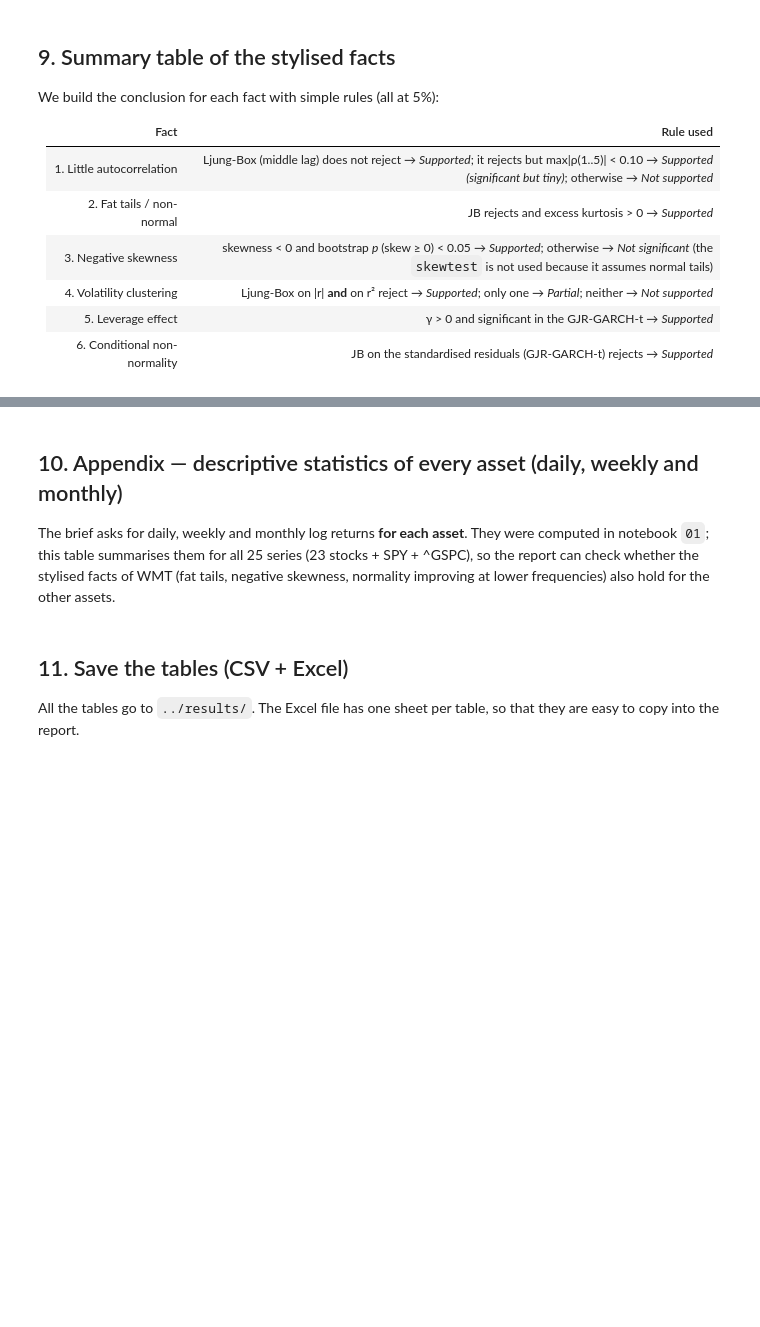
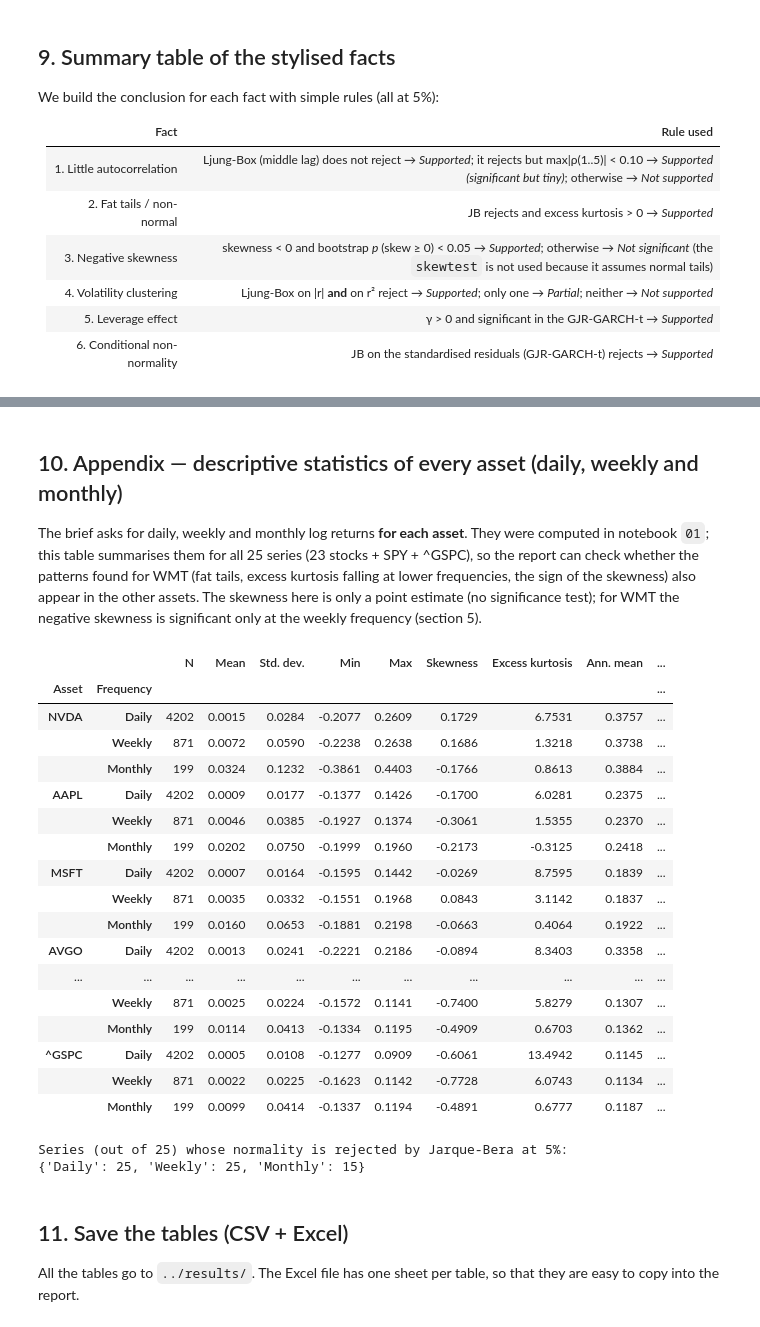
Before and after one commit to mpalhasantosseco-creator/Projecto_Asset, a Jupyter notebook: notebooks/03_stylised_facts_garch.ipynb, the cells around one changed output, grey strips where cells are left out. Cells and saved outputs as stored; diff of their text form; code cells hidden in the pictures; blank space fills up the shorter version.

```diff
--- a/notebooks/03_stylised_facts_garch.ipynb
+++ b/notebooks/03_stylised_facts_garch.ipynb
@@ -431,7 +525,11 @@ def fit_gjr(r, distribution):
     # We multiply the returns by 100 (so they are in %) because the optimiser of the 'arch' library
     # works better with numbers on that scale.
     model = arch_model(100 * r.dropna(), mean='Constant', vol='GARCH', p=1, o=1, q=1, dist=distribution)
-    return model.fit(disp='off')
+    result = model.fit(disp='off')
+    if result.convergence_flag != 0:
+        # The warnings are hidden at the top of the notebook, so we print this one ourselves
+        print(f'WARNING: the GJR-GARCH fit ({r.name}, {distribution}) did not converge - do not trust its estimates')
+    return result
 
 
 # We store all the models in a dictionary with key (asset, frequency, distribution)
@@ -700,25 +899,49 @@ display(tab_summary.round(4))
 ## 10. Appendix — descriptive statistics of every asset (daily, weekly and monthly)
 
 The brief asks for daily, weekly and monthly log returns **for each asset**. They were computed in notebook `01`;
-this table summarises them for all 25 series (23 stocks + SPY + ^GSPC), so the report can check whether the stylised facts
-of WMT (fat tails, negative skewness, normality improving at lower frequencies) also hold for the other assets.
+this table summarises them for all 25 series (23 stocks + SPY + ^GSPC), so the report can check whether the patterns
+found for WMT (fat tails, excess kurtosis falling at lower frequencies, the sign of the skewness) also appear in the
+other assets. The skewness here is only a point estimate (no significance test); for WMT the negative skewness is
+significant only at the weekly frequency (section 5).
 # %%
 rows = []
 for asset in ret_d.columns:                       # all 25 series in the files
     for freq, table in frequencies.items():
         row = descriptive_stats(table[asset], periods_per_year[freq])
         row['JB p-value'] = stats.jarque_bera(table[asset].dropna()).pvalue   # Jarque-Bera normality test
         row['Asset'] = asset
         row['Frequency'] = freq
         rows.append(row)
 
 tab_all_assets = pd.DataFrame(rows).set_index(['Asset', 'Frequency'])
-display(tab_all_assets.round(4))
+with pd.option_context('display.max_rows', 100):     # show all 75 rows (pandas shows only 60 by default)
+    display(tab_all_assets.round(4))
 
 # Quick summary: in how many of the 25 series is normality rejected at 5%, for each frequency?
 rejected = (tab_all_assets['JB p-value'] < ALPHA).groupby(level='Frequency').sum()
 print('Series (out of 25) whose normality is rejected by Jarque-Bera at 5%:')
 print(rejected[['Daily', 'Weekly', 'Monthly']].to_dict())
+# %% [output]
+|  |  | N | Mean | Std. dev. | Min | Max | Skewness | Excess kurtosis | Ann. mean | ... |
+| Asset | Frequency |  |  |  |  |  |  |  |  | ... |
+| NVDA | Daily | 4202 | 0.0015 | 0.0284 | -0.2077 | 0.2609 | 0.1729 | 6.7531 | 0.3757 | ... |
+|  | Weekly | 871 | 0.0072 | 0.0590 | -0.2238 | 0.2638 | 0.1686 | 1.3218 | 0.3738 | ... |
+|  | Monthly | 199 | 0.0324 | 0.1232 | -0.3861 | 0.4403 | -0.1766 | 0.8613 | 0.3884 | ... |
+| AAPL | Daily | 4202 | 0.0009 | 0.0177 | -0.1377 | 0.1426 | -0.1700 | 6.0281 | 0.2375 | ... |
+|  | Weekly | 871 | 0.0046 | 0.0385 | -0.1927 | 0.1374 | -0.3061 | 1.5355 | 0.2370 | ... |
+|  | Monthly | 199 | 0.0202 | 0.0750 | -0.1999 | 0.1960 | -0.2173 | -0.3125 | 0.2418 | ... |
+| MSFT | Daily | 4202 | 0.0007 | 0.0164 | -0.1595 | 0.1442 | -0.0269 | 8.7595 | 0.1839 | ... |
+|  | Weekly | 871 | 0.0035 | 0.0332 | -0.1551 | 0.1968 | 0.0843 | 3.1142 | 0.1837 | ... |
+|  | Monthly | 199 | 0.0160 | 0.0653 | -0.1881 | 0.2198 | -0.0663 | 0.4064 | 0.1922 | ... |
+| AVGO | Daily | 4202 | 0.0013 | 0.0241 | -0.2221 | 0.2186 | -0.0894 | 8.3403 | 0.3358 | ... |
+| ... | ... | ... | ... | ... | ... | ... | ... | ... | ... | ... |
+|  | Weekly | 871 | 0.0025 | 0.0224 | -0.1572 | 0.1141 | -0.7400 | 5.8279 | 0.1307 | ... |
+|  | Monthly | 199 | 0.0114 | 0.0413 | -0.1334 | 0.1195 | -0.4909 | 0.6703 | 0.1362 | ... |
+| ^GSPC | Daily | 4202 | 0.0005 | 0.0108 | -0.1277 | 0.0909 | -0.6061 | 13.4942 | 0.1145 | ... |
+|  | Weekly | 871 | 0.0022 | 0.0225 | -0.1623 | 0.1142 | -0.7728 | 6.0743 | 0.1134 | ... |
+|  | Monthly | 199 | 0.0099 | 0.0414 | -0.1337 | 0.1194 | -0.4891 | 0.6777 | 0.1187 | ... |
+Series (out of 25) whose normality is rejected by Jarque-Bera at 5%:
+{'Daily': 25, 'Weekly': 25, 'Monthly': 15}
 # %% [markdown]
 ## 11. Save the tables (CSV + Excel)
 
```
Also changed, not shown: parts of 24 cells of this notebook, 36 other files.
